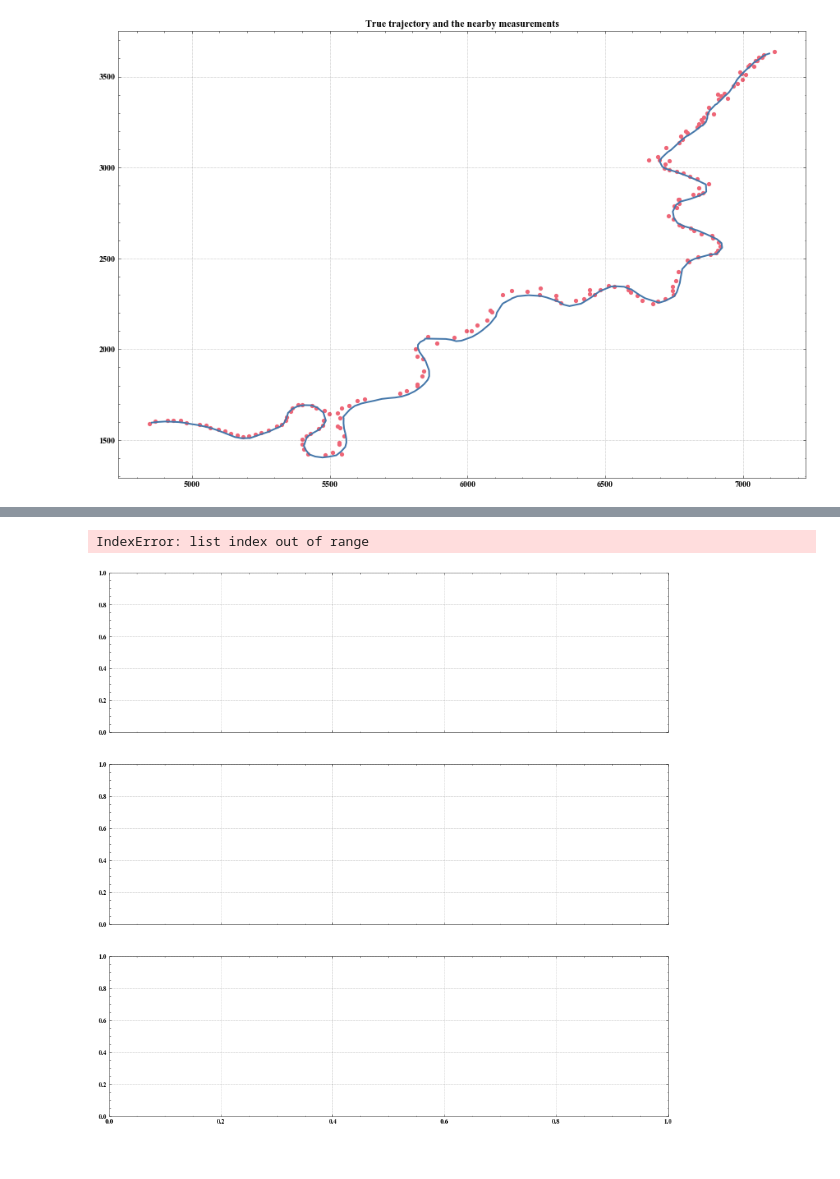
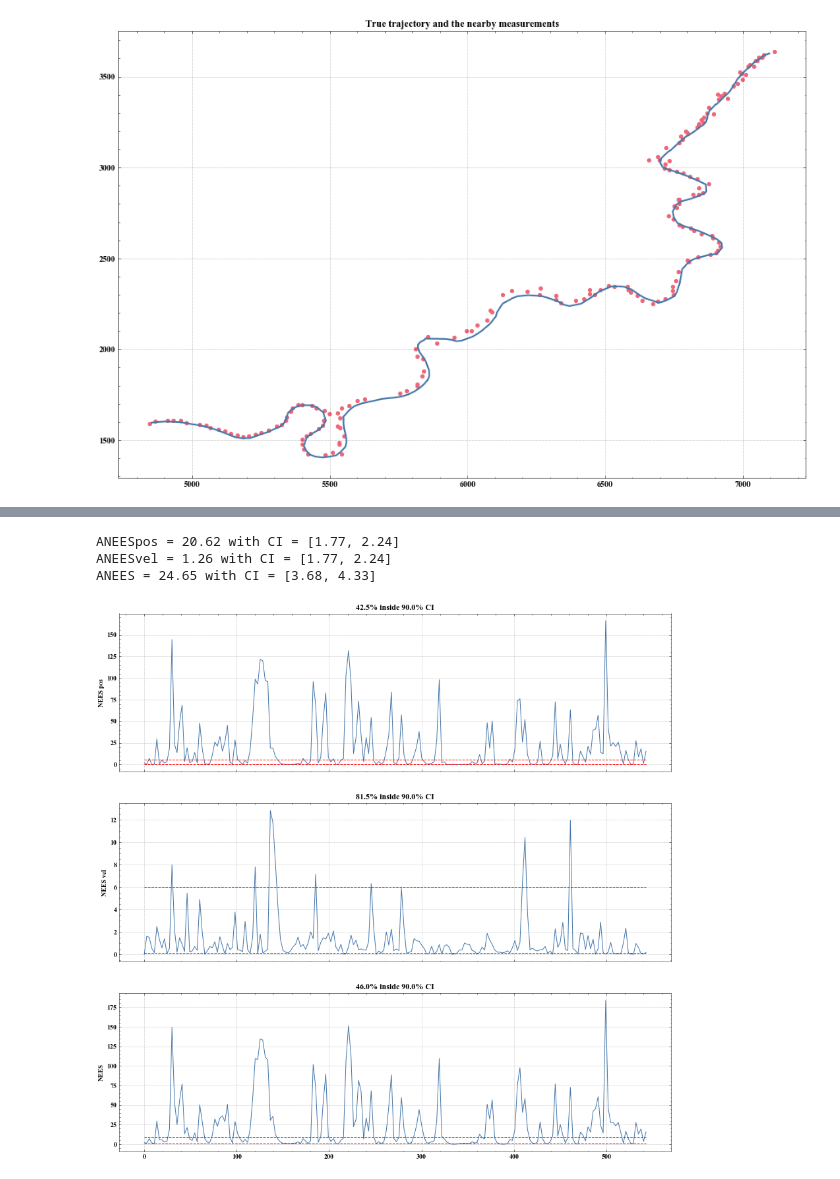
Before and after one commit to jkaob/TTK4250-sensorfusion, a Jupyter notebook: o6/o6_joyride_ekf.ipynb, the cells around one changed output, grey strips where cells are left out. Cells and saved outputs as stored; diff of their text form; code cells hidden in the pictures.

```diff
--- a/o6/o6_joyride_ekf.ipynb
+++ b/o6/o6_joyride_ekf.ipynb
@@ -93,8 +93,8 @@ gate_size         = 4
 
 # dynamic models
 sigma_a_CV        = 3
-sigma_a_CT        = 0.3
-sigma_omega       = 0.1 * np.pi
+sigma_a_CT        = 3
+sigma_omega       = 0.005 * np.pi
 
 if EKF_CV:
     mean_init     = Xgt[0]
@@ -181,30 +182,32 @@ Text(0.5, 0, 'x-position')
 # %%
 # NEES
 fig4, axs4 = plt.subplots(3, sharex=True, num=4, clear=True, figsize=(15,15))
-axs4[0].plot(np.arange(K) * Ts[K], NEESpos)
-axs4[0].plot([0, (K - 1) * Ts[K]], np.repeat(CI2[None], 2, 0), "--r")
+axs4[0].plot(np.arange(K) * Ts_mean, NEESpos)
+axs4[0].plot([0, (K - 1) * Ts_mean], np.repeat(CI2[None], 2, 0), "--r")
 axs4[0].set_ylabel("NEES pos")
 inCIpos = np.mean((CI2[0] <= NEESpos) * (NEESpos <= CI2[1]))
 axs4[0].set_title(f"{inCIpos*100:.1f}% inside {confprob*100:.1f}% CI")
 
-axs4[1].plot(np.arange(K) * Ts[K], NEESvel)
-axs4[1].plot([0, (K - 1) * Ts[K]], np.repeat(CI2[None], 2, 0), "--r")
+axs4[1].plot(np.arange(K) * Ts_mean, NEESvel)
+axs4[1].plot([0, (K - 1) * Ts_mean], np.repeat(CI2[None], 2, 0), "--r")
 axs4[1].set_ylabel("NEES vel")
 inCIvel = np.mean((CI2[0] <= NEESvel) * (NEESvel <= CI2[1]))
 axs4[1].set_title(f"{inCIvel*100:.1f}% inside {confprob*100:.1f}% CI")
 
-axs4[2].plot(np.arange(K) * Ts[K], NEES)
-axs4[2].plot([0, (K - 1) * Ts[K]], np.repeat(CI4[None], 2, 0), "--r")
+axs4[2].plot(np.arange(K) * Ts_mean, NEES)
+axs4[2].plot([0, (K - 1) * Ts_mean], np.repeat(CI4[None], 2, 0), "--r")
 axs4[2].set_ylabel("NEES")
 inCI = np.mean((CI4[0] <= NEES) * (NEES <= CI4[1]))
 axs4[2].set_title(f"{inCI*100:.1f}% inside {confprob*100:.1f}% CI")
 
 print(f"ANEESpos = {ANEESpos:.2f} with CI = [{CI2K[0]:.2f}, {CI2K[1]:.2f}]")
 print(f"ANEESvel = {ANEESvel:.2f} with CI = [{CI2K[0]:.2f}, {CI2K[1]:.2f}]")
 print(f"ANEES = {ANEES:.2f} with CI = [{CI4K[0]:.2f}, {CI4K[1]:.2f}]")
 # %% [output]
-IndexError: list index out of range
+ANEESpos = 20.62 with CI = [1.77, 2.24]
+ANEESvel = 1.26 with CI = [1.77, 2.24]
+ANEES = 24.65 with CI = [3.68, 4.33]
-[figure, old version]
+[figure, new version]
 # %%
 # errors
 fig5, axs5 = plt.subplots(2, num=5, clear=True, figsize=(12,10))
```
Also changed, not shown: parts of 2 cells of this notebook, 1 other file.
